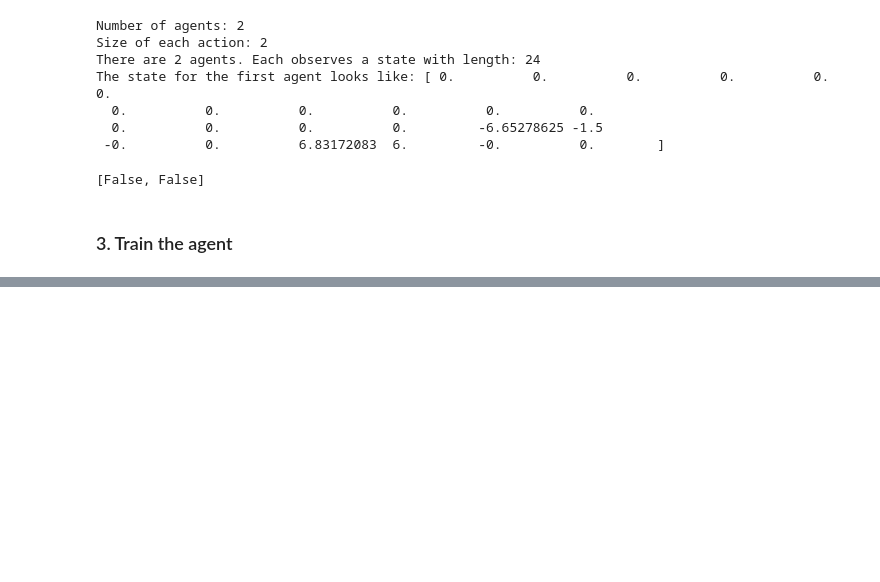
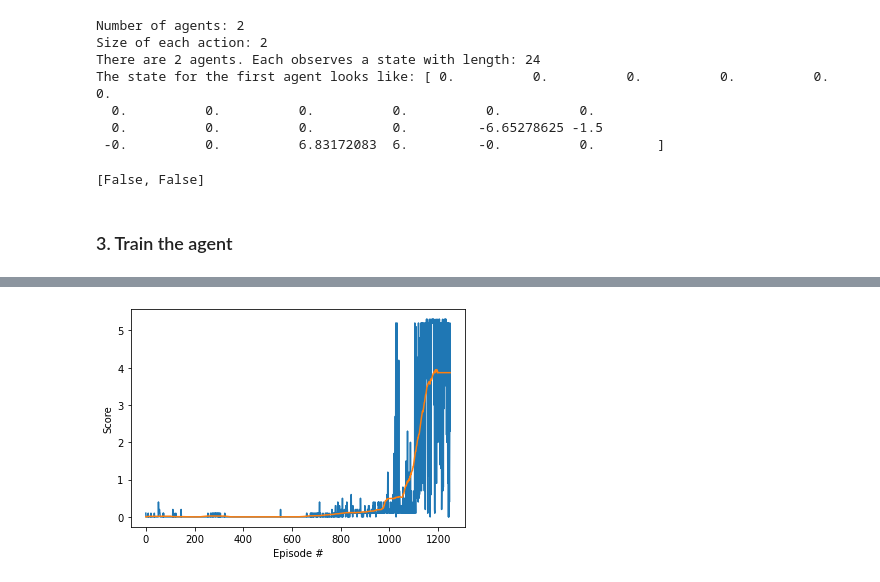
Before and after one commit to palyafari/drlnd-collaboration-and-cooperation, a Jupyter notebook: Tennis_ddpg.ipynb, the cells around one changed output, grey strips where cells are left out. Saved outputs shown, nothing was run; the diff lists cells and outputs as text; code cells hidden in the pictures; blank space fills up the shorter version.

```diff
--- a/Tennis_ddpg.ipynb
+++ b/Tennis_ddpg.ipynb
@@ -190,19 +172,22 @@ KeyboardInterrupt:
 # %%
 env.close()
 # %%
-sc = scores[1]
-sc = sc + sc[-50:] # for plotting only
+import matplotlib.pyplot as plt
+sc = scores[0]
+sc = sc + sc[-100:] # for plotting only
 
 # plot the best scores
 def movingaverage(interval, window_size):
     window = np.ones(int(window_size))/float(window_size)
     return np.convolve(interval, window, 'same')
 
 fig = plt.figure()
 ax = fig.add_subplot(111)
-window = 50
+window = 100
 plt.plot(np.arange(len(sc)-window), sc[:-window])
 plt.plot(np.arange(len(sc)-window), movingaverage(sc,window)[:-window])
 plt.ylabel('Score')
 plt.xlabel('Episode #')
 plt.show()
+# %% [output]
+[figure, added]
```
Also changed, not shown: parts of 2 cells of this notebook, 7 other files.
